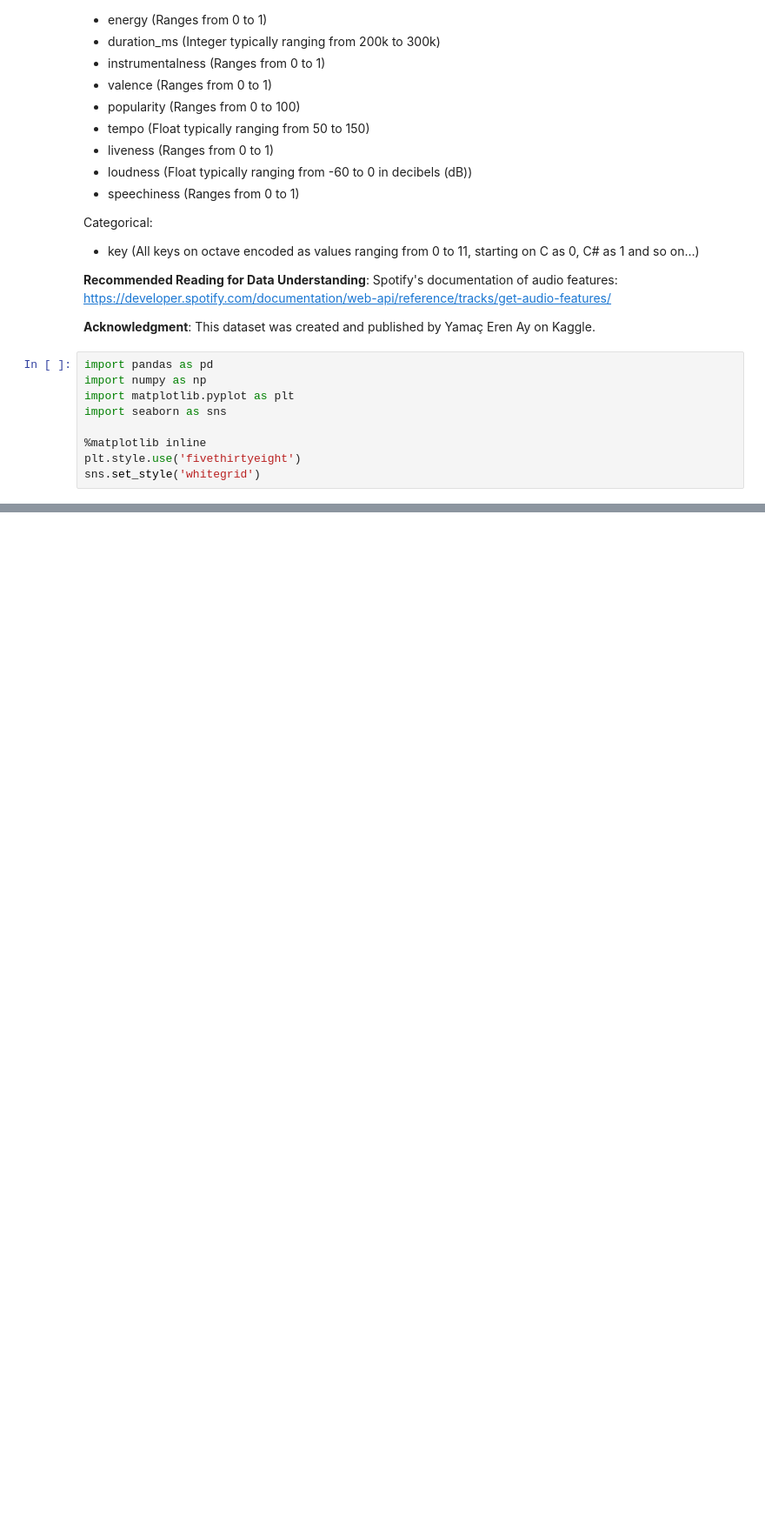
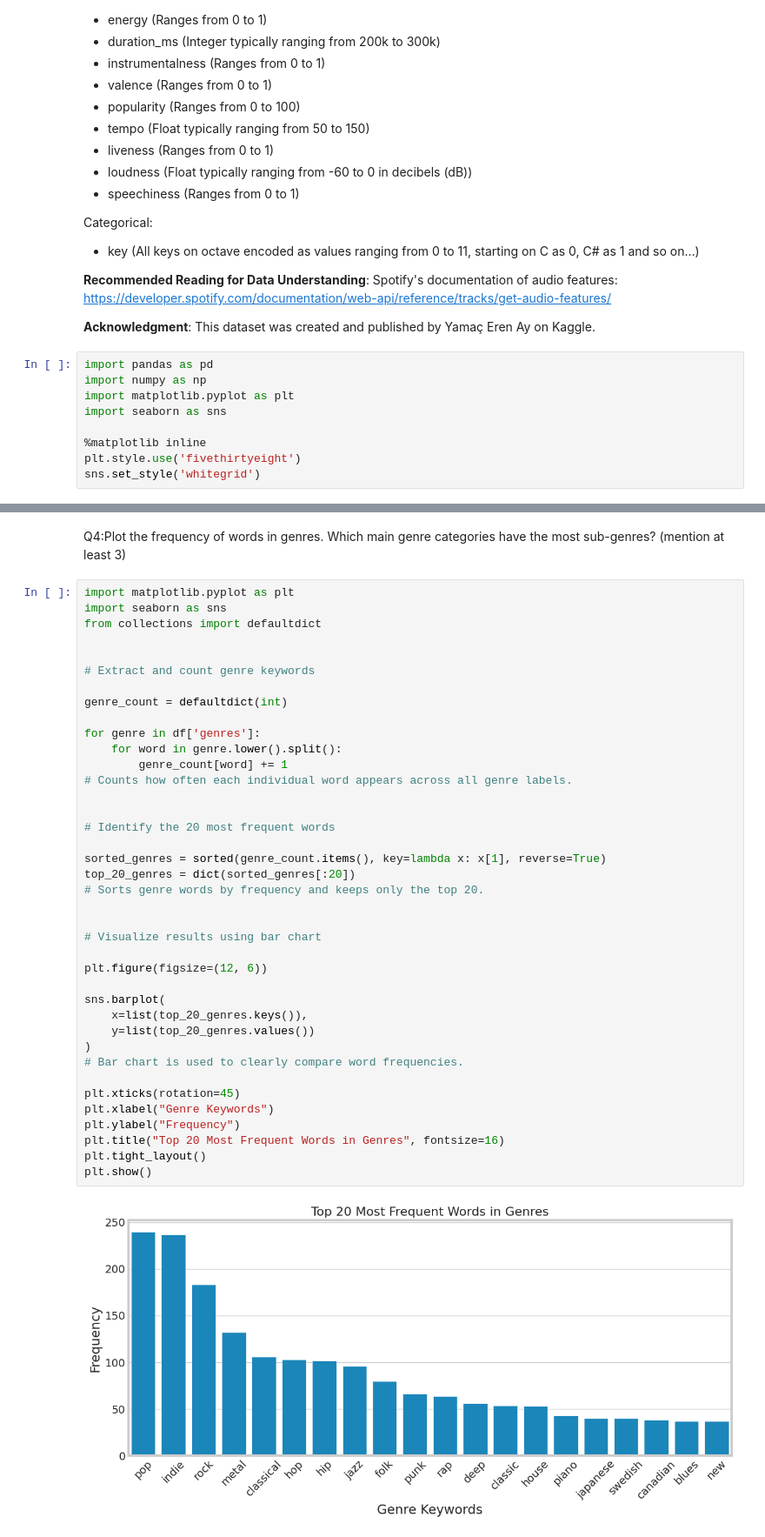
Before and after one commit to danasalem/my-new-repo, a Jupyter notebook: Clustering_Mini_Project.ipynb, the cells around one changed output, grey strips where cells are left out. Shown at 87% size. Cells and saved outputs as stored; diff of their text form; blank space fills up the shorter version.

```diff
--- a/Clustering_Mini_Project.ipynb
+++ b/Clustering_Mini_Project.ipynb
@@ -76,0 +274,44 @@ df.head()
+# %% [markdown]
+Q4:Plot the frequency of words in genres. Which main genre categories have the most sub-genres? (mention at
+least 3)
+# %%
+import matplotlib.pyplot as plt
+import seaborn as sns
+from collections import defaultdict
+
+
+# Extract and count genre keywords
+
+genre_count = defaultdict(int)
+
+for genre in df['genres']:
+    for word in genre.lower().split():
+        genre_count[word] += 1
+# Counts how often each individual word appears across all genre labels.
+
+
+# Identify the 20 most frequent words
+
+sorted_genres = sorted(genre_count.items(), key=lambda x: x[1], reverse=True)
+top_20_genres = dict(sorted_genres[:20])
+# Sorts genre words by frequency and keeps only the top 20.
+
+
+# Visualize results using bar chart
+
+plt.figure(figsize=(12, 6))
+
+sns.barplot(
+    x=list(top_20_genres.keys()),
+    y=list(top_20_genres.values())
+)
+# Bar chart is used to clearly compare word frequencies.
+
+plt.xticks(rotation=45)
+plt.xlabel("Genre Keywords")
+plt.ylabel("Frequency")
+plt.title("Top 20 Most Frequent Words in Genres", fontsize=16)
+plt.tight_layout()
+plt.show()
+# %% [output]
+[figure, added]
```
Also changed, not shown: parts of 38 cells of this notebook.
